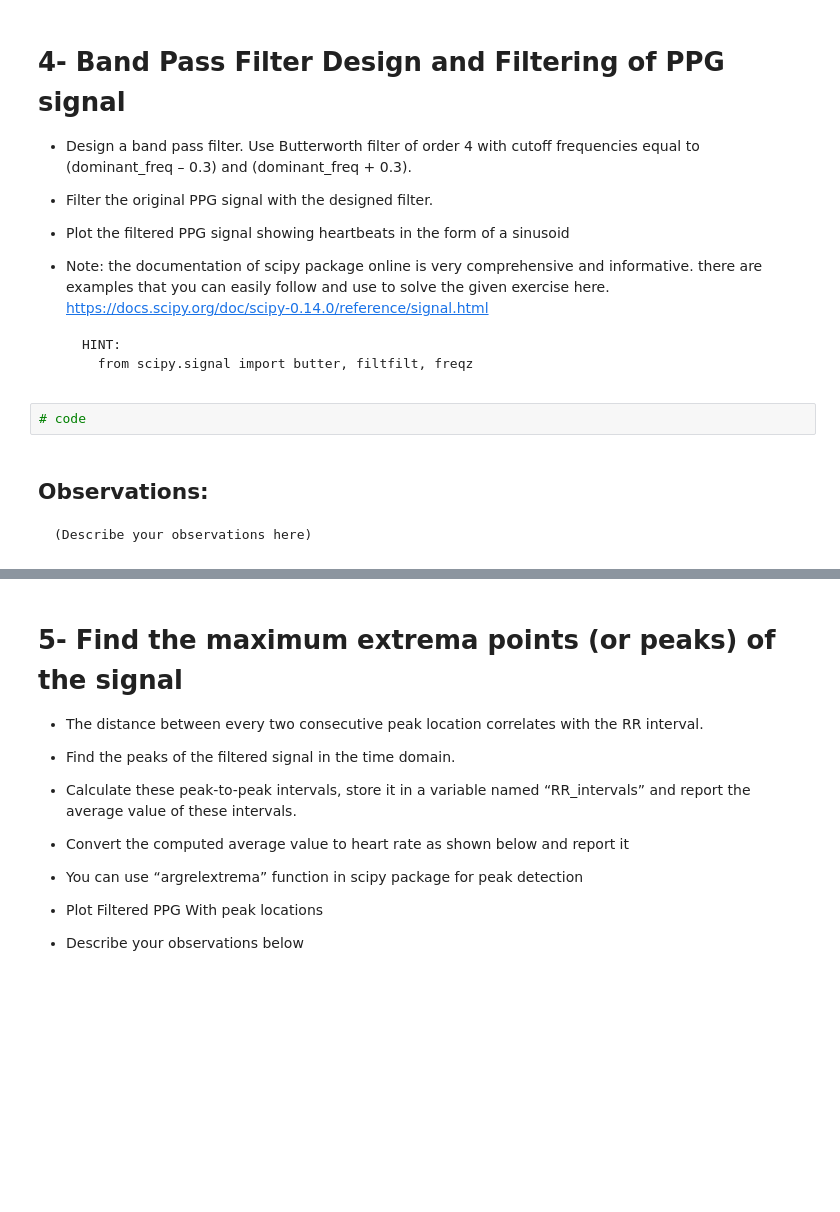
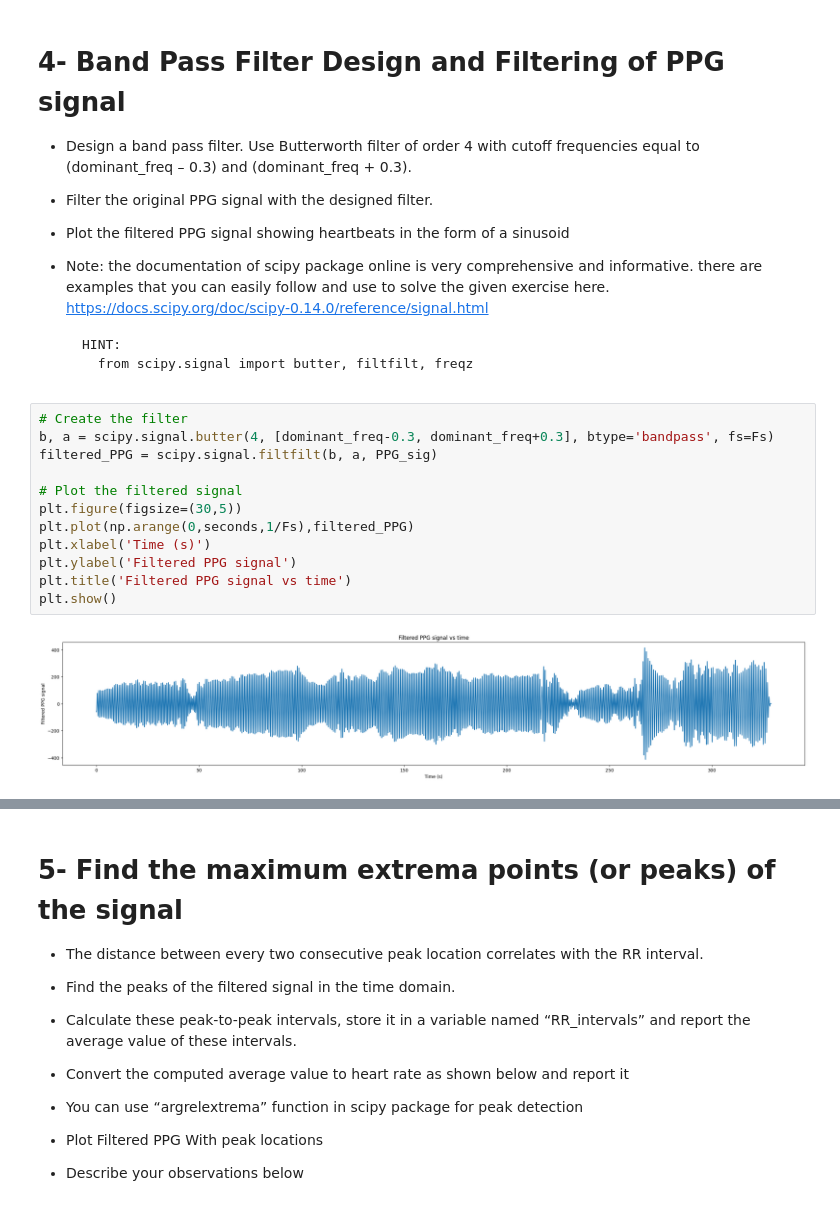
Before and after one commit to OmarNasri/DTEK0042-exer2, a Jupyter notebook: DTEK0042 Exercise 3.ipynb, the cells around one changed output, grey strips where cells are left out. Cells and saved outputs as stored; diff of their text form; blank space fills up the shorter version.

```diff
--- a/DTEK0042 Exercise 3.ipynb
+++ b/DTEK0042 Exercise 3.ipynb
@@ -70,8 +107,17 @@ import matplotlib.pyplot as plt
 
       HINT:
         from scipy.signal import butter, filtfilt, freqz
-# %%
-# code
-# %% [markdown]
-## Observations:
-    (Describe your observations here)
+# %%
+# Create the filter
+b, a = scipy.signal.butter(4, [dominant_freq-0.3, dominant_freq+0.3], btype='bandpass', fs=Fs)
+filtered_PPG = scipy.signal.filtfilt(b, a, PPG_sig)
+
+# Plot the filtered signal
+plt.figure(figsize=(30,5))
+plt.plot(np.arange(0,seconds,1/Fs),filtered_PPG)
+plt.xlabel('Time (s)')
+plt.ylabel('Filtered PPG signal')
+plt.title('Filtered PPG signal vs time')
+plt.show()
+# %% [output]
+[figure, added]
```
Also changed, not shown: parts of 14 cells of this notebook.
